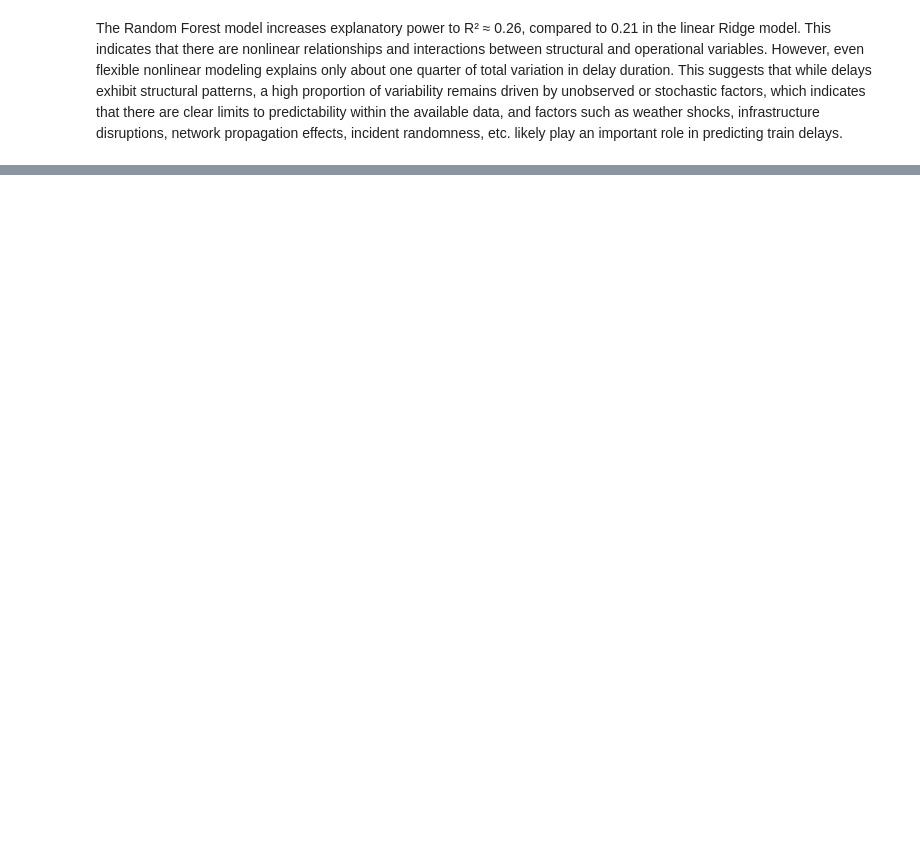
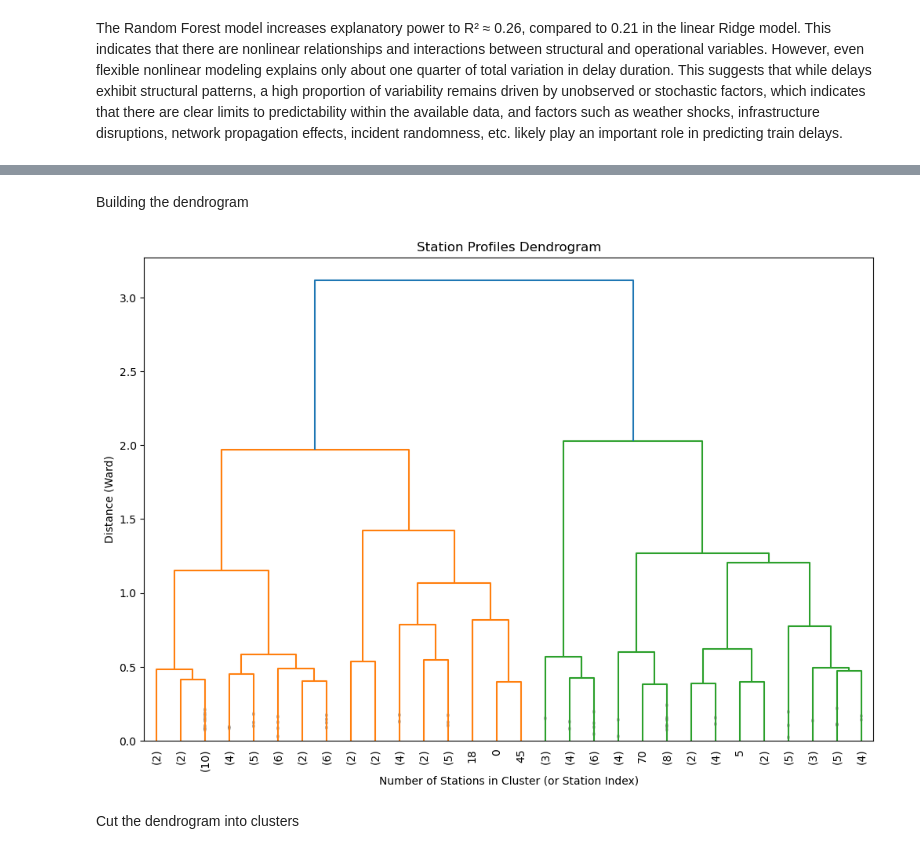
Before and after one commit to kellymegan/ASDA_2025_Group_2_Portfolio_, a Jupyter notebook: notebooks/exam_group2_notebook.ipynb, the cells around one changed output, grey strips where cells are left out. Saved outputs shown, nothing was run; the diff lists cells and outputs as text; code cells hidden in the pictures; blank space fills up the shorter version.

```diff
--- a/notebooks/exam_group2_notebook.ipynb
+++ b/notebooks/exam_group2_notebook.ipynb
@@ -775,0 +728,39 @@ plt.show()
+# %%
+# log transform number of trains
+station_profiles['total_trains_log'] = np.log1p(station_profiles['total_trains'])
+
+# log transform maximum delay data
+station_profiles['max_delay_min_log'] = np.log1p(np.abs(station_profiles['max_delay_min']))
+
+# Normalise all data between 0 and 1 to compare it with cancellation rate which is between 0 and 1
+features = ['avg_delay_min', 'max_delay_min_log', 'cancellation_rate', 'total_trains_log']
+X_stations = station_profiles[features].copy()
+
+# Set up scaler
+scaler = MinMaxScaler()
+X_scaled = scaler.fit_transform(X_stations)
+# %% [markdown]
+Building the dendrogram
+# %%
+# Linkage matrix
+linkage_matrix = linkage(X_scaled, method='ward', metric='euclidean')
+
+# Draw dendrogram
+plt.figure(figsize=(12, 8))
+plt.title('Station Profiles Dendrogram')
+plt.xlabel('Number of Stations in Cluster (or Station Index)')
+plt.ylabel('Distance (Ward)')
+
+dendrogram(
+    linkage_matrix,
+    truncate_mode='lastp',
+    p=30,
+    leaf_rotation=90.,
+    leaf_font_size=10.,
+    show_contracted=True
+)
+plt.show()
+# %% [output]
+[figure, added]
+# %% [markdown]
+Cut the dendrogram into clusters
```
Also changed, not shown: parts of 50 cells of this notebook, 3 other files.
